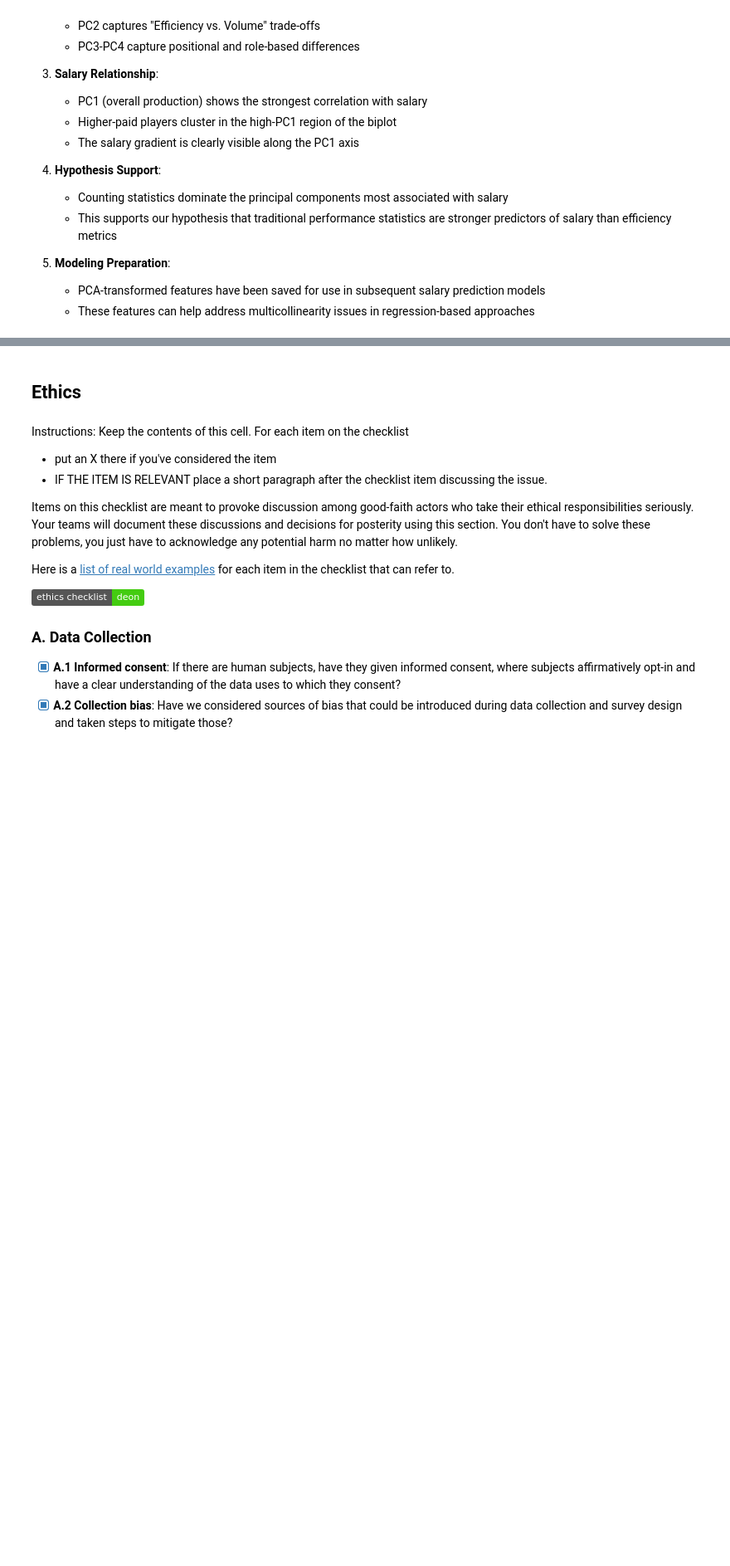
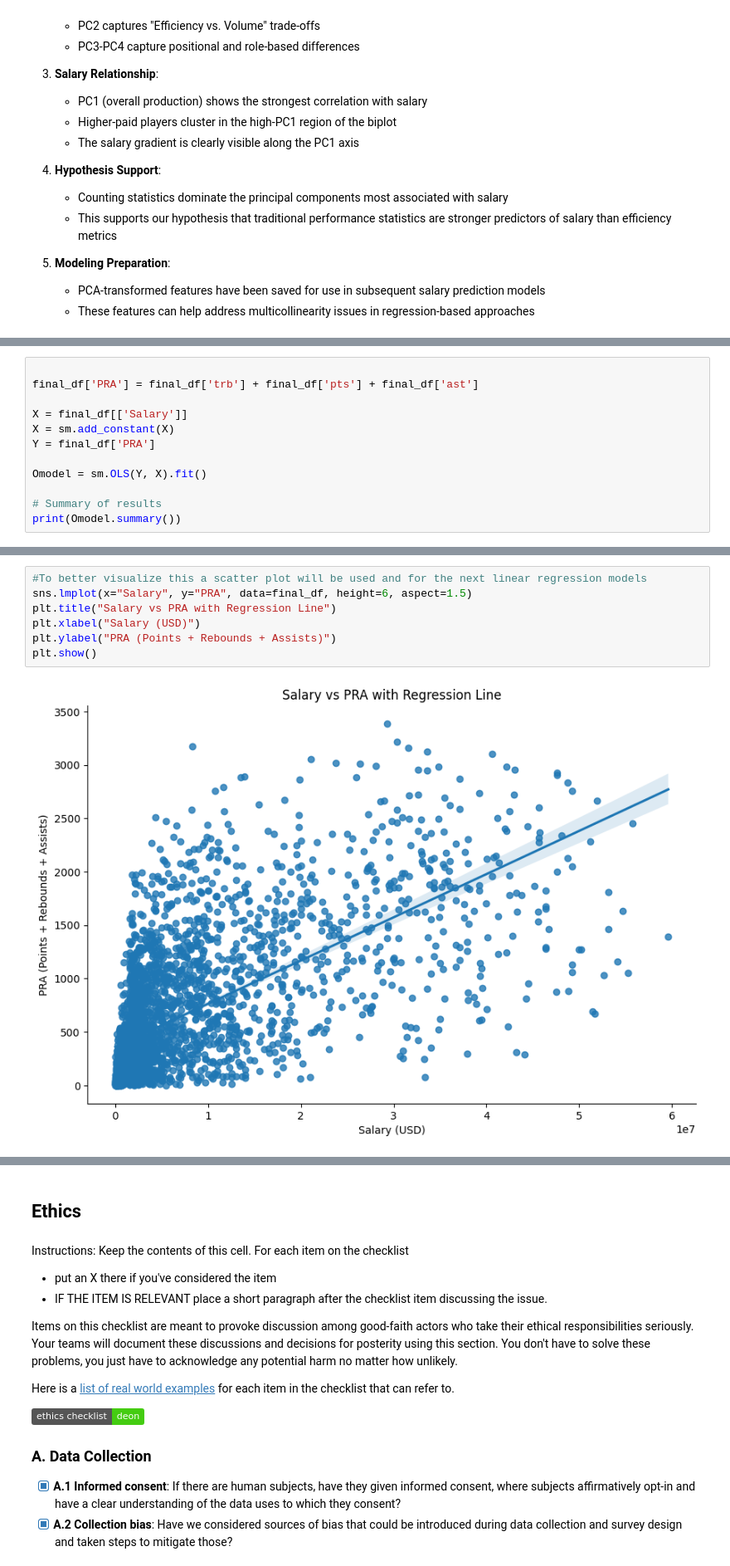
Before and after one commit to COGS108/Group074_WI26, a Jupyter notebook: 02-EDACheckpoint.ipynb, the cells around one changed output, grey strips where cells are left out. Shown at 83% size. Drawn from its saved outputs; the diff is of its cells as text; badges without logos; blank space fills up the shorter version.

```diff
--- a/02-EDACheckpoint.ipynb
+++ b/02-EDACheckpoint.ipynb
@@ -1216,0 +1250,12 @@ Summary of PCA Analysis:
+# %%
+
+final_df['PRA'] = final_df['trb'] + final_df['pts'] + final_df['ast']
+
+X = final_df[['Salary']]
+X = sm.add_constant(X)
+Y = final_df['PRA']
+
+Omodel = sm.OLS(Y, X).fit()
+
+# Summary of results
+print(Omodel.summary())
@@ -1216,0 +1280,9 @@ Summary of PCA Analysis:
+# %%
+#To better visualize this a scatter plot will be used and for the next linear regression models
+sns.lmplot(x="Salary", y="PRA", data=final_df, height=6, aspect=1.5)
+plt.title("Salary vs PRA with Regression Line")
+plt.xlabel("Salary (USD)")
+plt.ylabel("PRA (Points + Rebounds + Assists)")
+plt.show()
+# %% [output]
+[figure, added]
```
Also changed, not shown: parts of 16 cells of this notebook.
